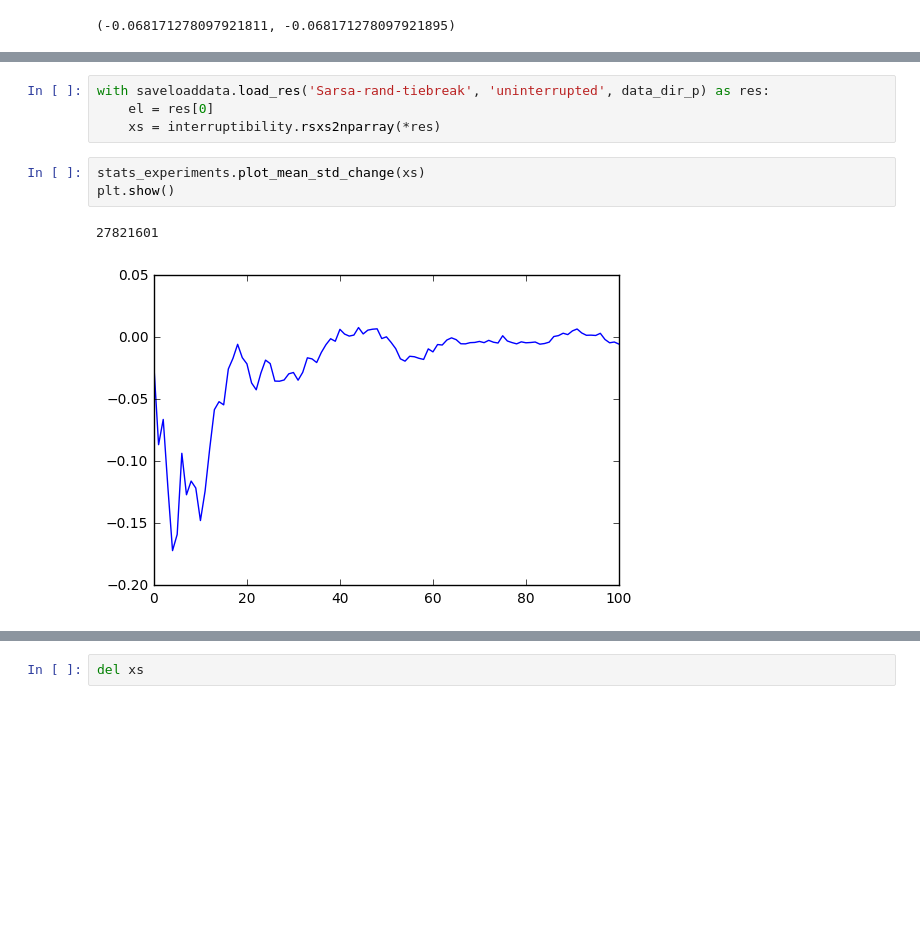
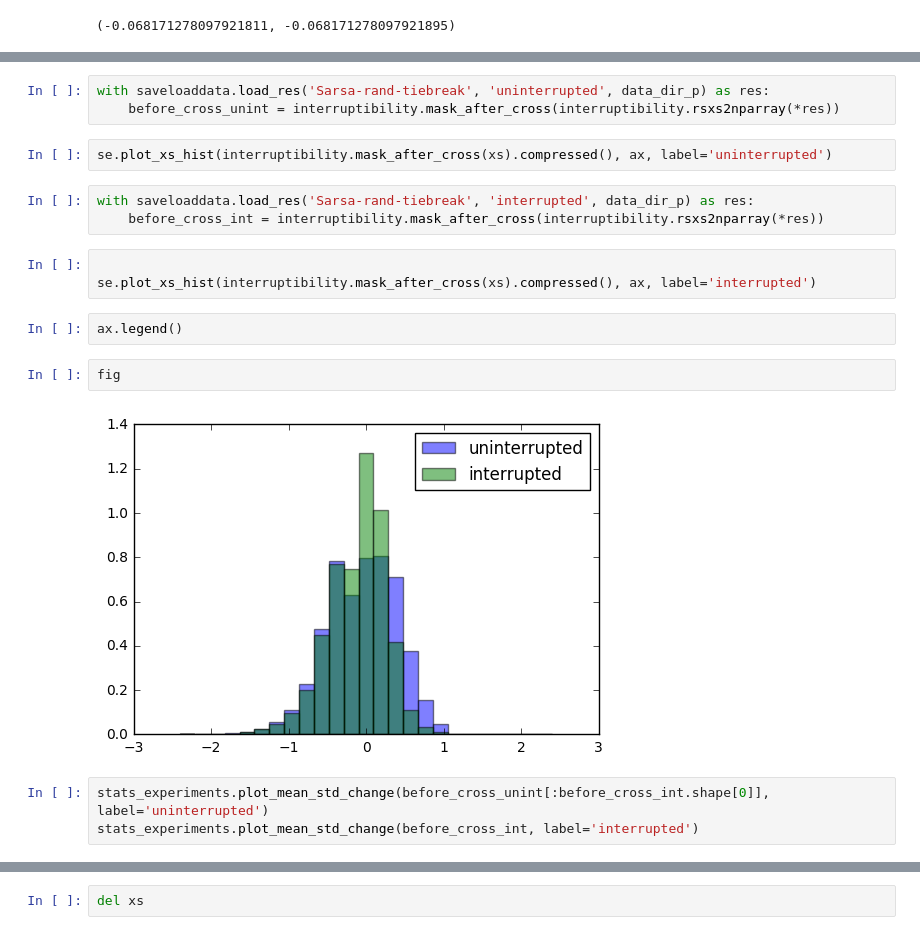
Before and after one commit to rmoehn/cartpole, a Jupyter notebook: notebooks/StatsExperiments.ipynb, the cells around one changed output, grey strips where cells are left out. Cells and saved outputs as stored; diff of their text form; blank space fills up the shorter version.

```diff
--- a/notebooks/StatsExperiments.ipynb
+++ b/notebooks/StatsExperiments.ipynb
@@ -131,10 +125,20 @@ np.mean(before_cross.flatten()), np.mean(before_cross.compressed())
 # %%
 with saveloaddata.load_res('Sarsa-rand-tiebreak', 'uninterrupted', data_dir_p) as res:
-    el = res[0]
-    xs = interruptibility.rsxs2nparray(*res)
+    before_cross_unint = interruptibility.mask_after_cross(interruptibility.rsxs2nparray(*res))
-# %%
-stats_experiments.plot_mean_std_change(xs)
-plt.show()
-# %% [output]
-27821601
-[figure, removed]
+# %%
+se.plot_xs_hist(interruptibility.mask_after_cross(xs).compressed(), ax, label='uninterrupted')
+# %%
+with saveloaddata.load_res('Sarsa-rand-tiebreak', 'interrupted', data_dir_p) as res:
+    before_cross_int = interruptibility.mask_after_cross(interruptibility.rsxs2nparray(*res))
+# %%
+
+se.plot_xs_hist(interruptibility.mask_after_cross(xs).compressed(), ax, label='interrupted')
+# %%
+ax.legend()
+# %%
+fig
+# %% [output]
+[figure, added]
+# %%
+stats_experiments.plot_mean_std_change(before_cross_unint[:before_cross_int.shape[0]], label='uninterrupted')
+stats_experiments.plot_mean_std_change(before_cross_int, label='interrupted')
```
Also changed, not shown: parts of 6 cells of this notebook.
